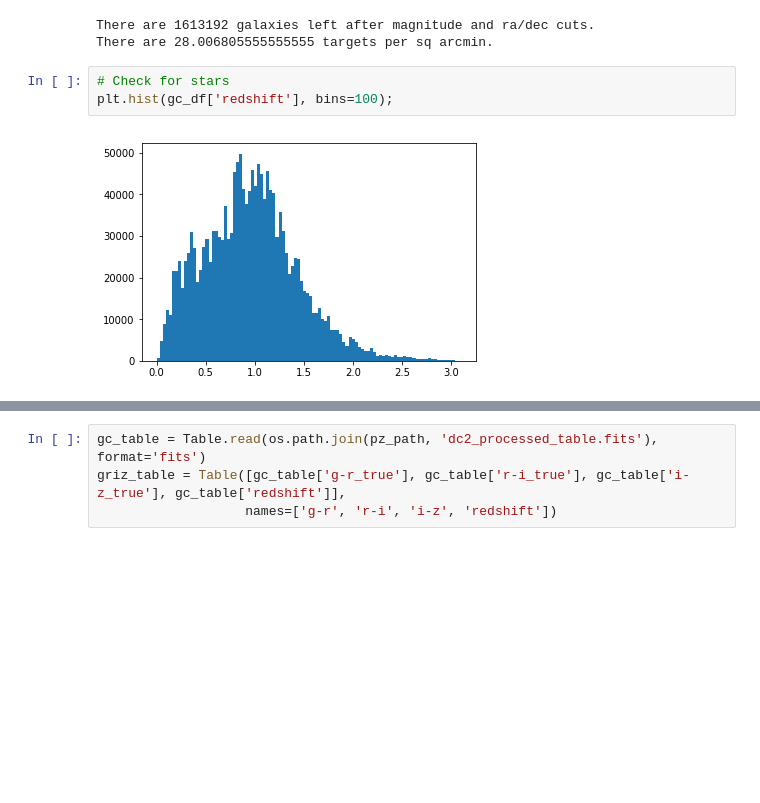
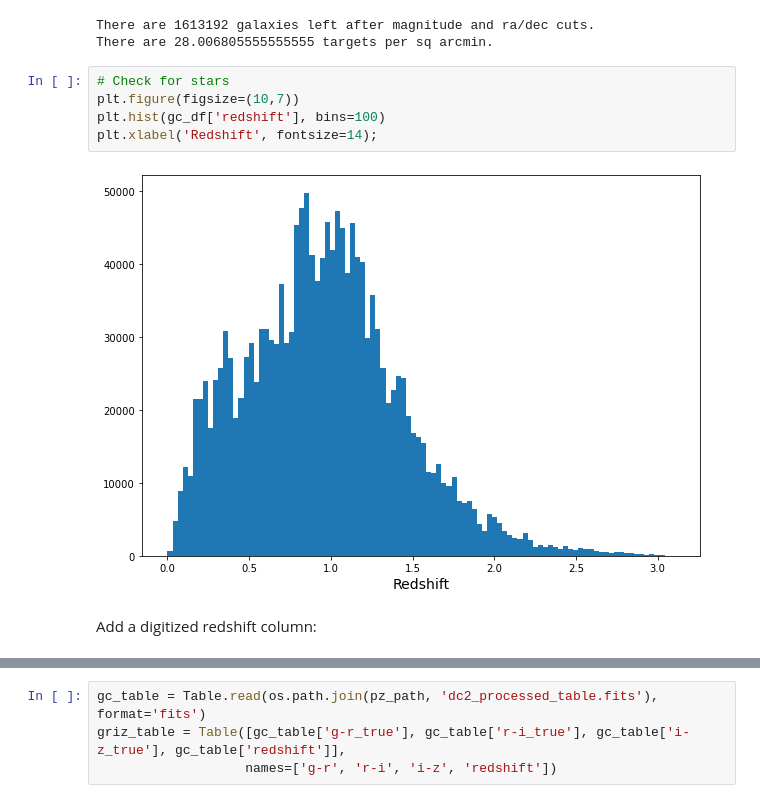
Before and after one commit to LSSTDESC/pz_bayes, a Jupyter notebook: notebooks/feature_likelihood_cosmoDC2.ipynb, the cells around one changed output, grey strips where cells are left out. Cells and saved outputs as stored; diff of their text form; blank space fills up the shorter version.

```diff
--- a/notebooks/feature_likelihood_cosmoDC2.ipynb
+++ b/notebooks/feature_likelihood_cosmoDC2.ipynb
@@ -115,6 +115,10 @@ There are 1613192 galaxies left after magnitude and ra/dec cuts.
 There are 28.006805555555555 targets per sq arcmin.
 # %%
 # Check for stars
-plt.hist(gc_df['redshift'], bins=100);
+plt.figure(figsize=(10,7))
+plt.hist(gc_df['redshift'], bins=100)
+plt.xlabel('Redshift', fontsize=14);
 # %% [output]
-[figure, old version]
+[figure, new version]
+# %% [markdown]
+Add a digitized redshift column:
```
Also changed, not shown: parts of 68 cells of this notebook, 1 other file.
